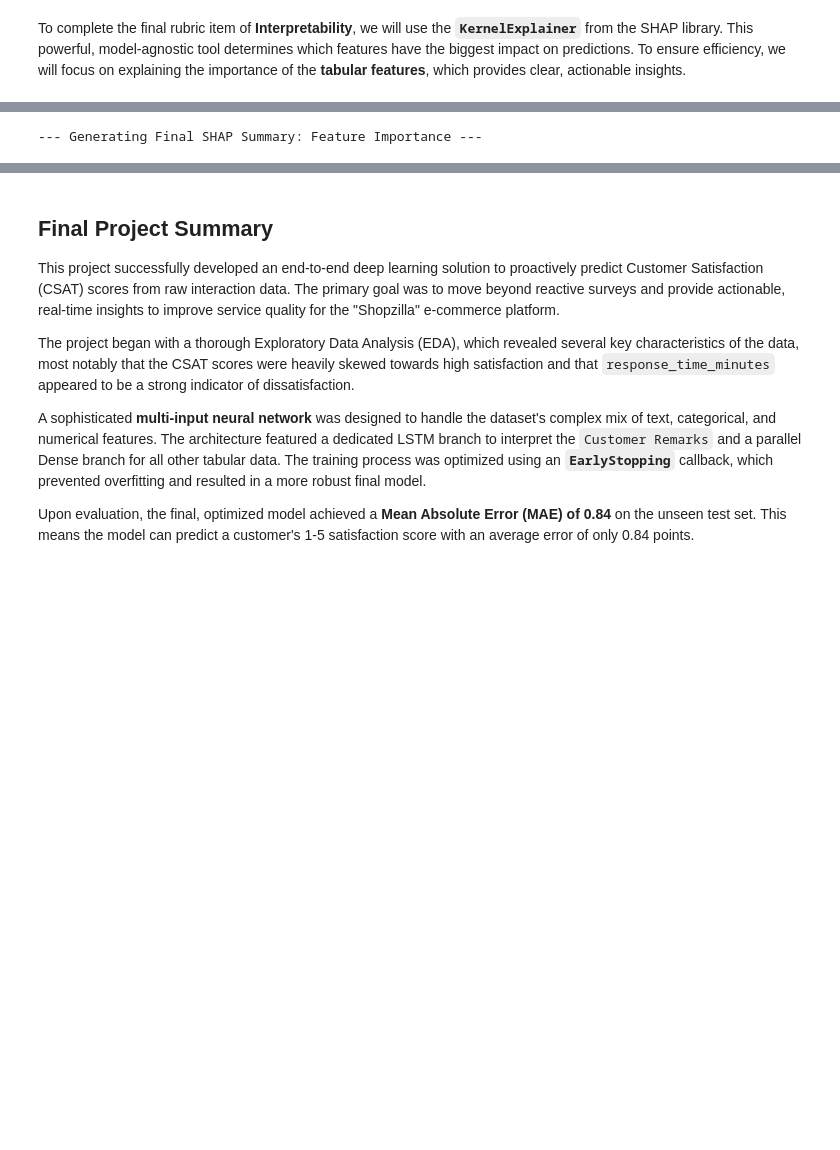
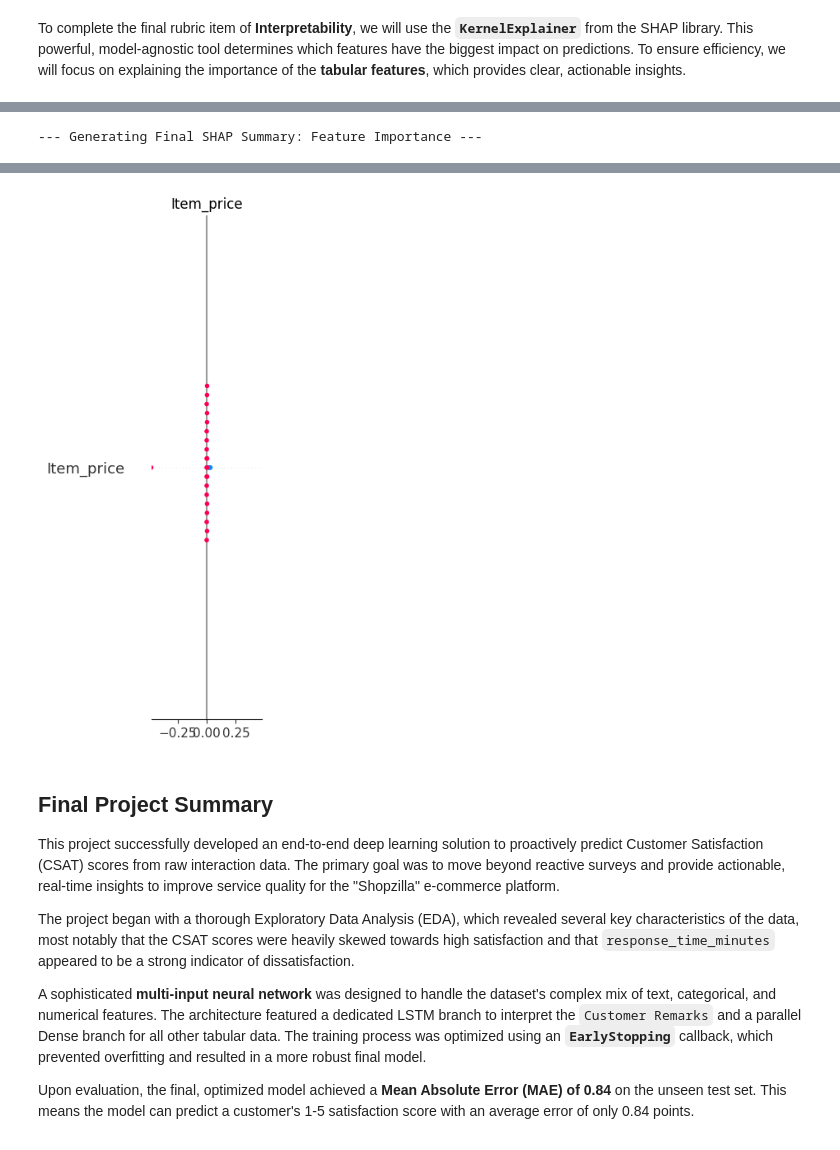
Before and after one commit to vipul-solanki/Predicting-Customer-Satisfaction-Deep-learning-Model-, a Jupyter notebook: eCommerce_CSAT_Prediction.ipynb, the cells around one changed output, grey strips where cells are left out. Cells and saved outputs as stored; diff of their text form; code cells hidden in the pictures; blank space fills up the shorter version.

```diff
--- a/eCommerce_CSAT_Prediction.ipynb
+++ b/eCommerce_CSAT_Prediction.ipynb
@@ -1330,15 +1303,11 @@ Calculating SHAP values... (This will be slow, please be patient)
 # %%
-
-# from the previous SHAP steps have been created successfully.
-
 print("\n--- Generating Final SHAP Summary: Feature Importance ---")
 
-# This is the line that calculates the SHAP values again for clarity
+# This is the line that calculates the SHAP values
 shap_values = explainer.shap_values(X_test_tabular_sample)
 
-# We get the SHAP values for our tabular features
-# The [0] is needed because our model has a single output
-shap_values_tabular = shap_values[0]
+# The line below is now removed as it's not needed for KernelExplainer
+# shap_values_tabular = shap_values[0] # <-- REMOVED THIS LINE
 
 # Get the feature names from our preprocessor for the plot labels
 try:
@@ -1351,8 +1320,8 @@ except AttributeError: # Fallback for older scikit-learn versions
     tabular_feature_names = list(numeric_feature_names) + list(categorical_feature_names)
 
 # Create the SHAP summary plot (bar chart version)
-# This will create the chart you are asking for
-shap.summary_plot(shap_values_tabular,
+# We now use 'shap_values' directly in the plot
+shap.summary_plot(shap_values,
                   X_test_tabular_sample,
                   feature_names=tabular_feature_names,
                   plot_type='bar')
@@ -1362,3 +1347,4 @@ NameError: name 'explainer' is not defined
+[figure, added]
 # %% [markdown]
 ## Final Project Summary
 
```
Also changed, not shown: parts of 14 cells of this notebook.
